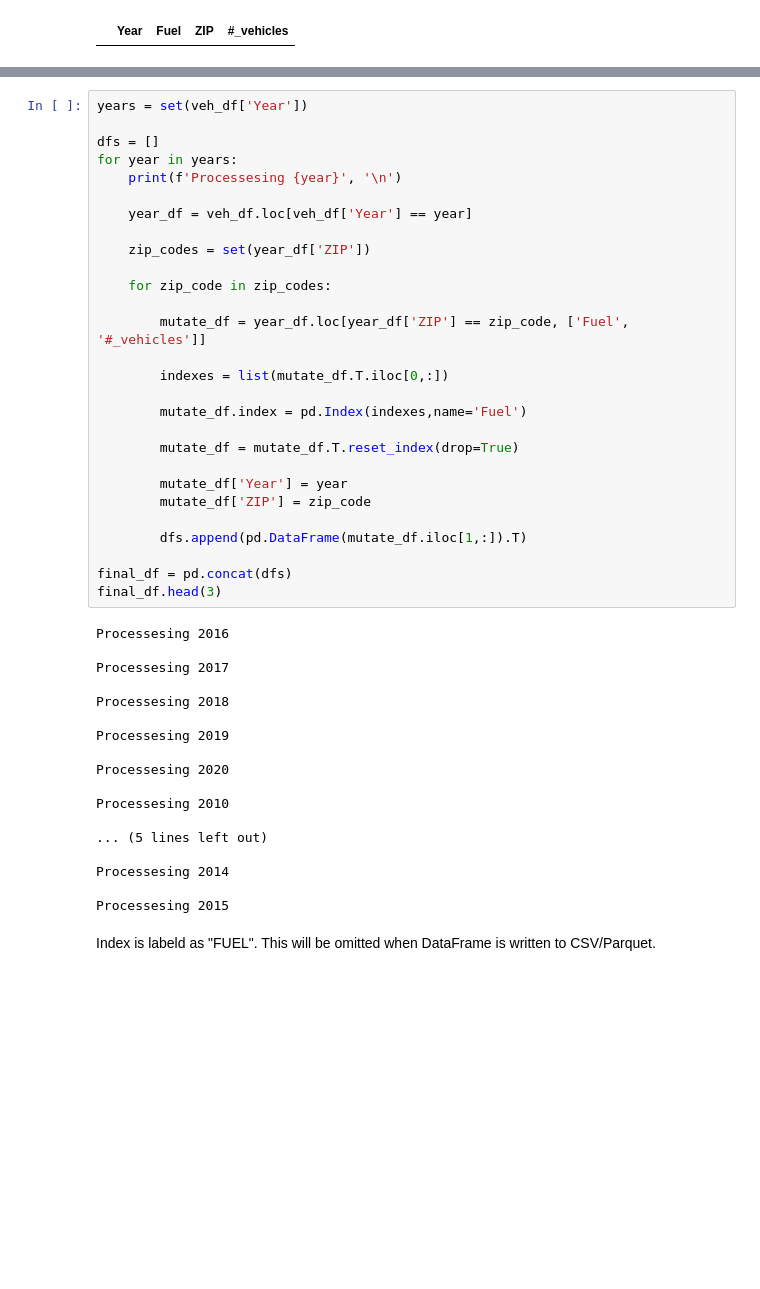
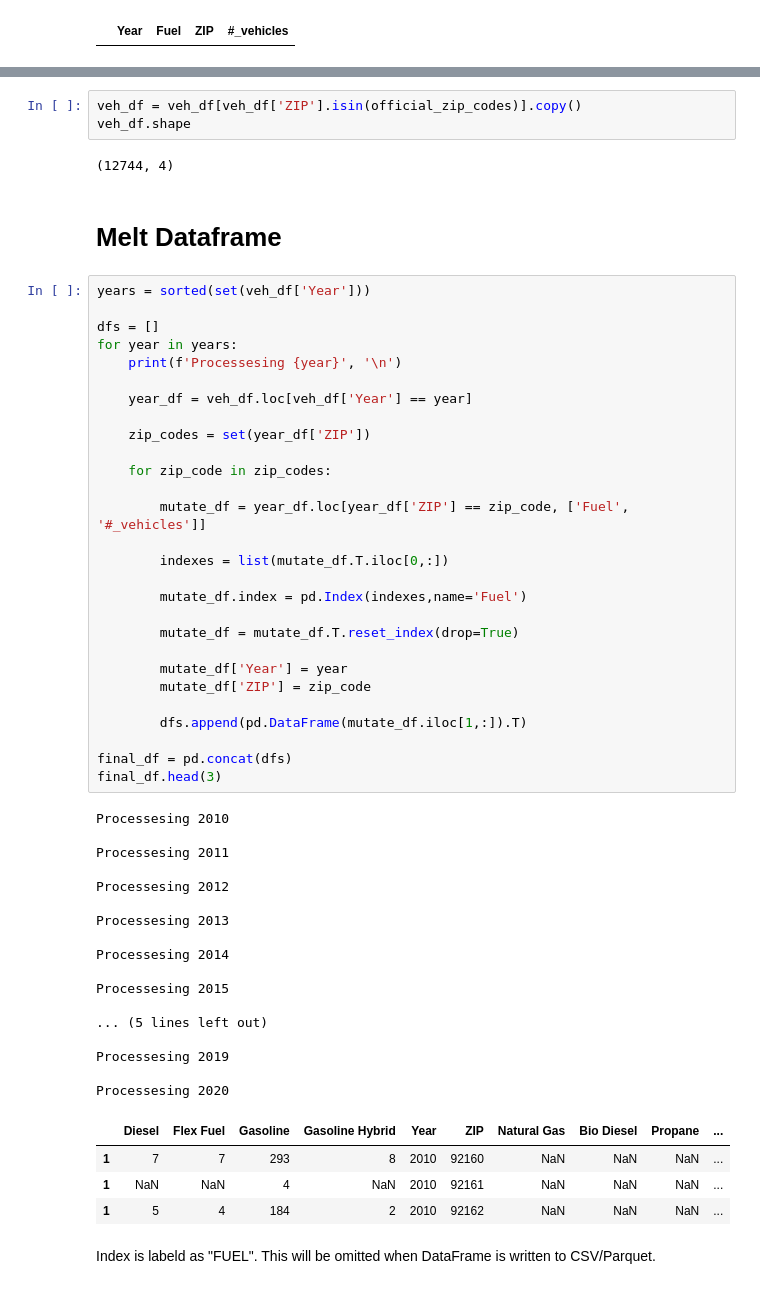
Before and after one commit to CFRichardson/SDGE-Energy-Forecasting, a Jupyter notebook: Foundation/DataPrep/Vehicle_DataPrep.ipynb, the cells around one changed output, grey strips where cells are left out. Drawn from its saved outputs; the diff is of its cells as text; blank space fills up the shorter version.

```diff
--- a/Foundation/DataPrep/Vehicle_DataPrep.ipynb
+++ b/Foundation/DataPrep/Vehicle_DataPrep.ipynb
@@ -44,49 +58,60 @@ veh_df[veh_df['#_vehicles'] == 0]
+# %%
+veh_df = veh_df[veh_df['ZIP'].isin(official_zip_codes)].copy()
+veh_df.shape
+# %% [output]
+(12744, 4)
+# %% [markdown]
+# Melt Dataframe
 # %%
-years = set(veh_df['Year'])
+years = sorted(set(veh_df['Year']))
 
 dfs = []
 for year in years:
     print(f'Processesing {year}', '\n')
 
     year_df = veh_df.loc[veh_df['Year'] == year]
 
     zip_codes = set(year_df['ZIP'])
 
     for zip_code in zip_codes:
 
         mutate_df = year_df.loc[year_df['ZIP'] == zip_code, ['Fuel', '#_vehicles']]
 
         indexes = list(mutate_df.T.iloc[0,:])
 
         mutate_df.index = pd.Index(indexes,name='Fuel')
 
         mutate_df = mutate_df.T.reset_index(drop=True)
 
         mutate_df['Year'] = year
         mutate_df['ZIP'] = zip_code
 
         dfs.append(pd.DataFrame(mutate_df.iloc[1,:]).T)
 
 final_df = pd.concat(dfs)
 final_df.head(3)
 # %% [output]
-Processesing 2016
+Processesing 2010
 
-Processesing 2017
+Processesing 2011
 
-Processesing 2018
+Processesing 2012
+
+Processesing 2013
+
+Processesing 2014
+
+Processesing 2015
+
+... (5 lines left out)
 
 Processesing 2019
 
 Processesing 2020
-
-Processesing 2010
-
-... (5 lines left out)
-
-Processesing 2014
-
-Processesing 2015
+|  | Diesel | Flex Fuel | Gasoline | Gasoline Hybrid | Year | ZIP | Natural Gas | Bio Diesel | Propane | ... |
+| 1 | 7 | 7 | 293 | 8 | 2010 | 92160 | NaN | NaN | NaN | ... |
+| 1 | NaN | NaN | 4 | NaN | 2010 | 92161 | NaN | NaN | NaN | ... |
+| 1 | 5 | 4 | 184 | 2 | 2010 | 92162 | NaN | NaN | NaN | ... |
 # %% [markdown]
 Index is labeld as "FUEL".  This will be omitted when DataFrame is written to CSV/Parquet.
 # %%
```
Also changed, not shown: parts of 25 cells of this notebook, 8 other files.
